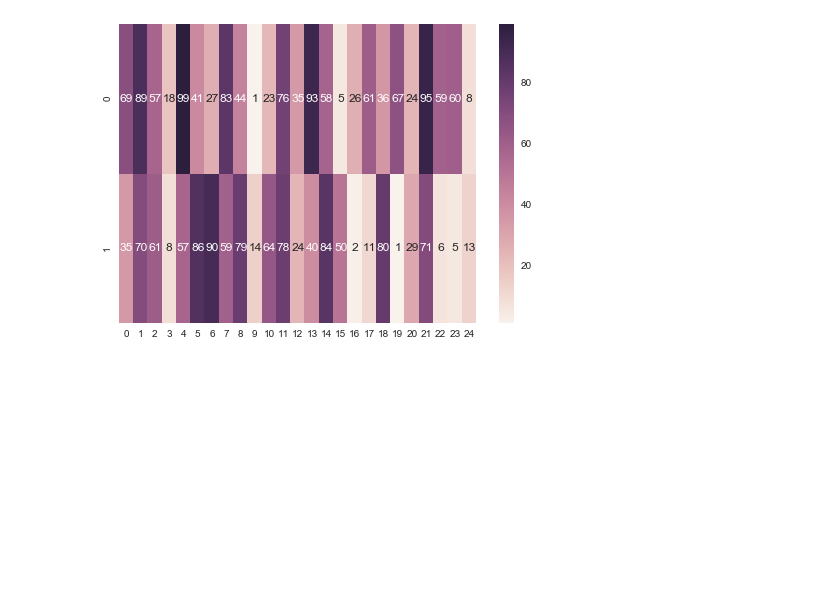
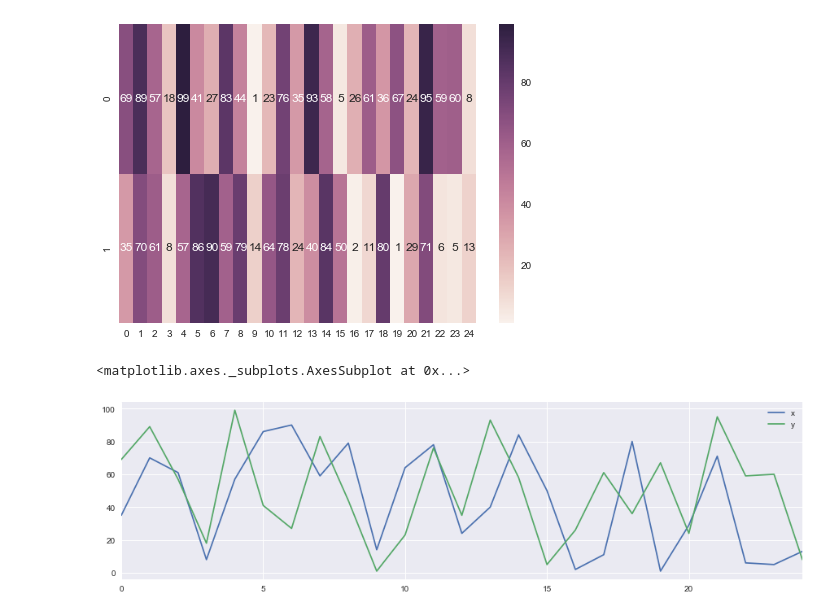
Before and after one commit to mondayn/py, a Jupyter notebook: seaborn.ipynb, the cells around one changed output. Drawn from its saved outputs; the diff is of its cells as text; code cells hidden in the pictures; blank space fills up the shorter version.

```diff
--- a/seaborn.ipynb
+++ b/seaborn.ipynb
@@ -56,3 +56,8 @@ sns.heatmap([df.y, df.x], annot=True, fmt="d")
 # %% [output]
 <matplotlib.axes._subplots.AxesSubplot at 0x...>
 [figure]
+# %%
+df.plot(figsize=(15,4))
+# %% [output]
+<matplotlib.axes._subplots.AxesSubplot at 0x...>
+[figure, added]
```
Also changed, not shown: parts of 1 cell of this notebook, 3 other files.
